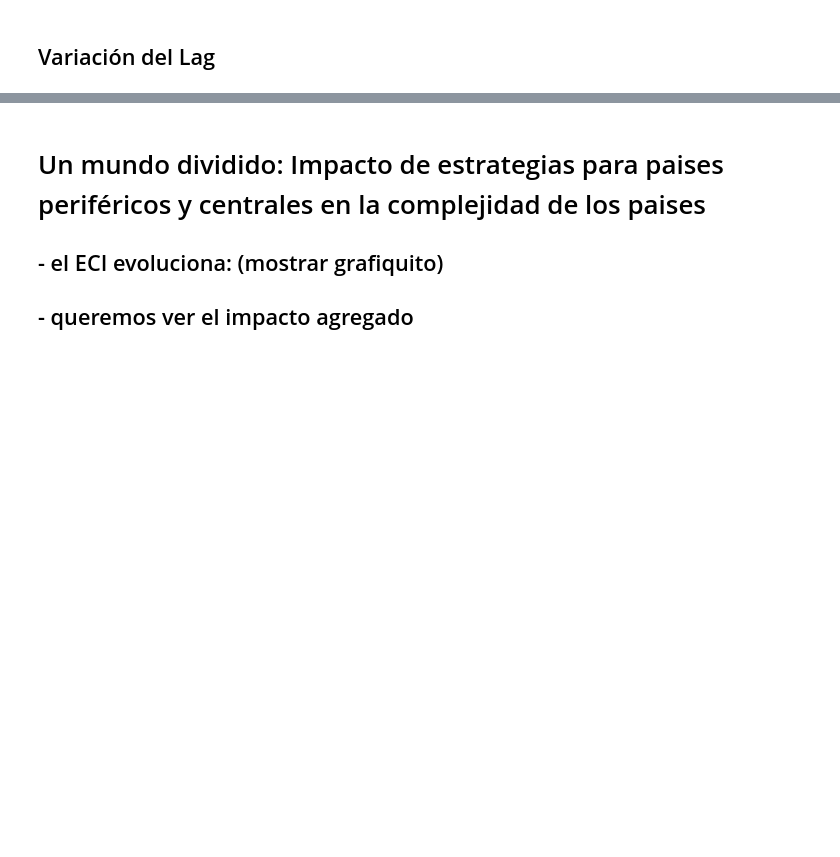
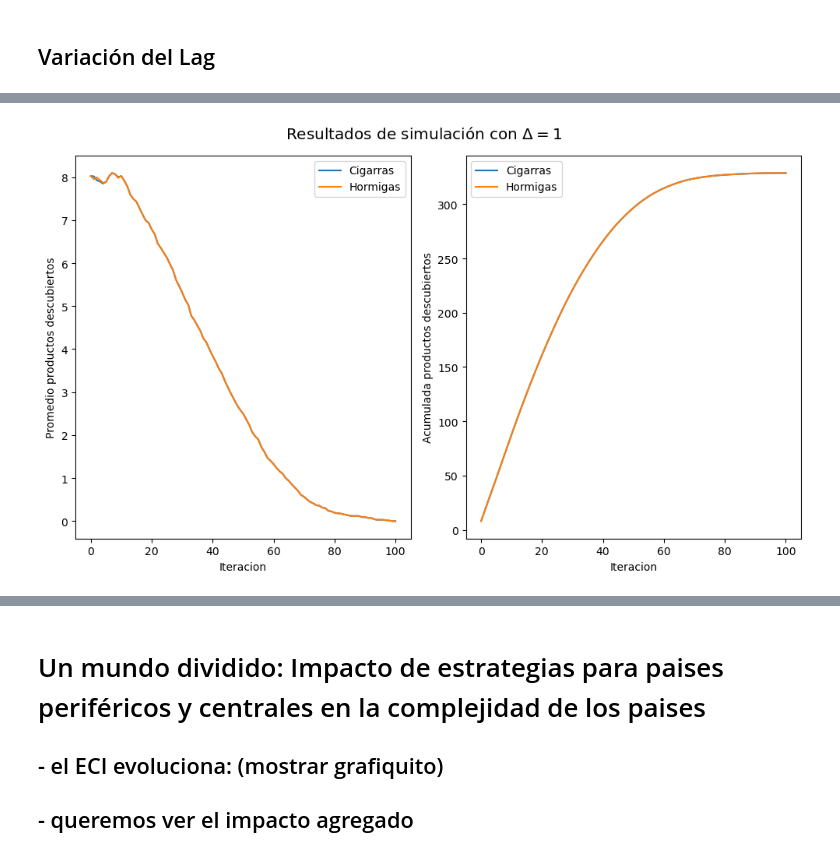
Before and after one commit to CatrielD/msscae-tp-final, a Jupyter notebook: Presentacion.ipynb, the cells around one changed output, grey strips where cells are left out. Cells and saved outputs as stored; diff of their text form; code cells hidden in the pictures; blank space fills up the shorter version.

```diff
--- a/Presentacion.ipynb
+++ b/Presentacion.ipynb
@@ -215,0 +221,4 @@ Image(filename="./img/dps-vs-sps-evolucion-productos--omega-0.6.png")
+# %%
+Image(filename="./img/lag_1.png")
+# %% [output]
+[figure, added]
```
Also changed, not shown: parts of 13 cells of this notebook.
